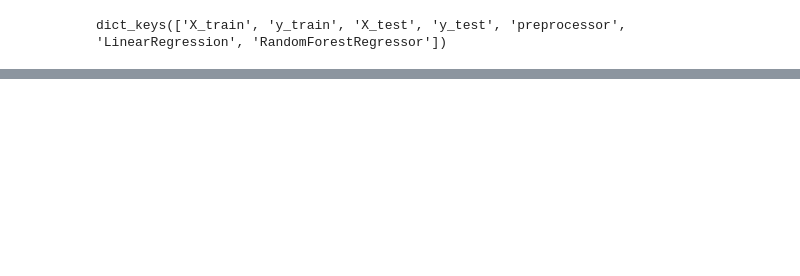
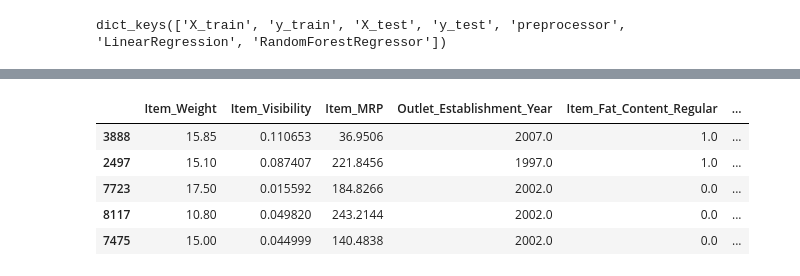
Before and after one commit to CaillahR/Importances-and-Coefficients, a Jupyter notebook: Explaining Models with Shap.ipynb, the cells around one changed output, grey strips where cells are left out. Cells and saved outputs as stored; diff of their text form; code cells hidden in the pictures; blank space fills up the shorter version.

```diff
--- a/Explaining Models with Shap.ipynb
+++ b/Explaining Models with Shap.ipynb
@@ -208,17 +275,0 @@ shap.summary_plot(shap_values, features = X_shap)
-# %%
-## Get feature names from already-fit preprocessor
-
-feature_names = preprocessor.get_feature_names_out()
-
-## Use the preprocessor to transform X_train into X_train_df
-X_train_df = pd.DataFrame(preprocessor.transform(X_train),
-                          index=X_train.index,
-                          columns=feature_names)
-
-
-## Use the preprocessor to transform X_test into X_test_df
-
-X_test_df = pd.DataFrame(preprocessor.transform(X_test),
-                         index=X_test.index,
-                          columns=feature_names)
-X_train_df.head()
@@ -227,0 +276,10 @@ evaluate_regression(lin_model, X_train_df, y_train, X_test_df, y_test)
+# %%
+X_shap = shap.sample(X_train_df,nsamples=500,random_state=SEED)
+X_shap.head()
+# %% [output]
+|  | Item_Weight | Item_Visibility | Item_MRP | Outlet_Establishment_Year | Item_Fat_Content_Regular | ... |
+| 3888 | 15.85 | 0.110653 | 36.9506 | 2007.0 | 1.0 | ... |
+| 2497 | 15.10 | 0.087407 | 221.8456 | 1997.0 | 1.0 | ... |
+| 7723 | 17.50 | 0.015592 | 184.8266 | 2002.0 | 0.0 | ... |
+| 8117 | 10.80 | 0.049820 | 243.2144 | 2002.0 | 0.0 | ... |
+| 7475 | 15.00 | 0.044999 | 140.4838 | 2002.0 | 0.0 | ... |
```
Also changed, not shown: parts of 32 cells of this notebook, 2 other files.
